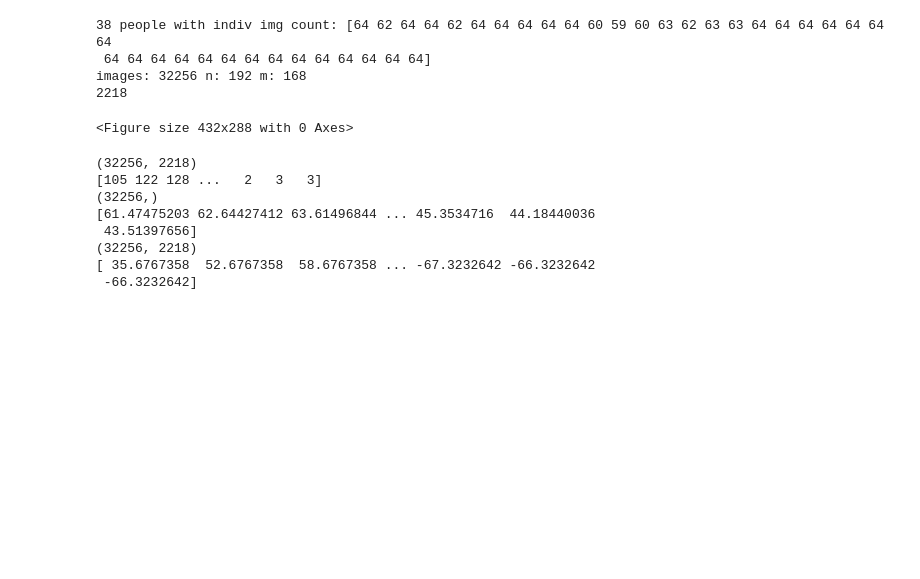
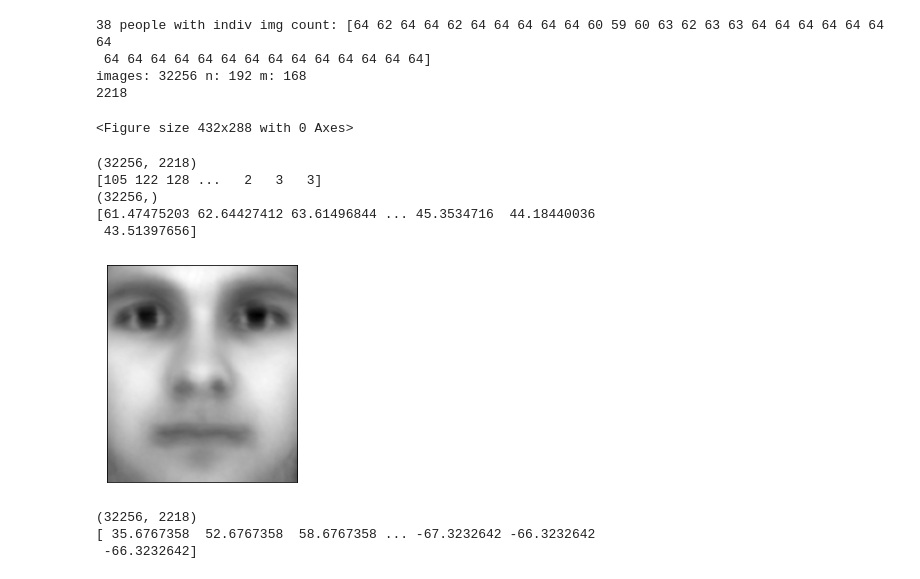
Before and after one commit to cmitchell314/Eigenfaces, a Jupyter notebook: training_allFaces.ipynb, the cells around one changed output. Saved outputs shown, nothing was run; the diff lists cells and outputs as text; code cells hidden in the pictures; blank space fills up the shorter version.

```diff
--- a/training_allFaces.ipynb
+++ b/training_allFaces.ipynb
@@ -56,36 +58,42 @@ print(raw_trn_fac.shape)
 print(raw_trn_fac[10])
 
 # determine mean image
 mean_fac = np.mean(raw_trn_fac, axis=1)
 print(mean_fac.shape)
 print(mean_fac)
+
+plt.imshow(mean_fac.reshape(n, m), cmap='gray')
+plt.gca().get_xaxis().set_visible(False)
+plt.gca().get_yaxis().set_visible(False)
+plt.show()
 
 # center image intensities on mean
 raw_trn_fac = raw_trn_fac - np.tile(mean_fac, (raw_trn_fac.shape[1], 1)).T
 print(raw_trn_fac.shape)
 print(raw_trn_fac[10])
 
 # # compute covariance matrix
 # cov_fac = np.cov(raw_trn_fac, rowvar=False)
 # print(cov_fac.shape)
 
 # SVD analysis
 e_faces, _, _ = np.linalg.svd(raw_trn_fac, full_matrices=False)
 
 # print('U shape:', U.shape)
 # print('S shape:', S.shape)
 # print('VT shape:', VT.shape)
 # print('S:', S)
 # print('VT:', VT)
 # %% [output]
 (32256, 2218)
 [105 122 128 ...   2   3   3]
 (32256,)
 [61.47475203 62.64427412 63.61496844 ... 45.3534716  44.18440036
  43.51397656]
-(32256, 2218)
-[ 35.6767358  52.6767358  58.6767358 ... -67.3232642 -66.3232642
- -66.3232642]
+[figure, added]
+(32256, 2218)
+[ 35.6767358  52.6767358  58.6767358 ... -67.3232642 -66.3232642
+ -66.3232642]
 # %%
 # plt.imshow(U[:, 0].reshape(n, m), cmap='gray')
 
```
Also changed, not shown: parts of 3 cells of this notebook, 8 other files.
